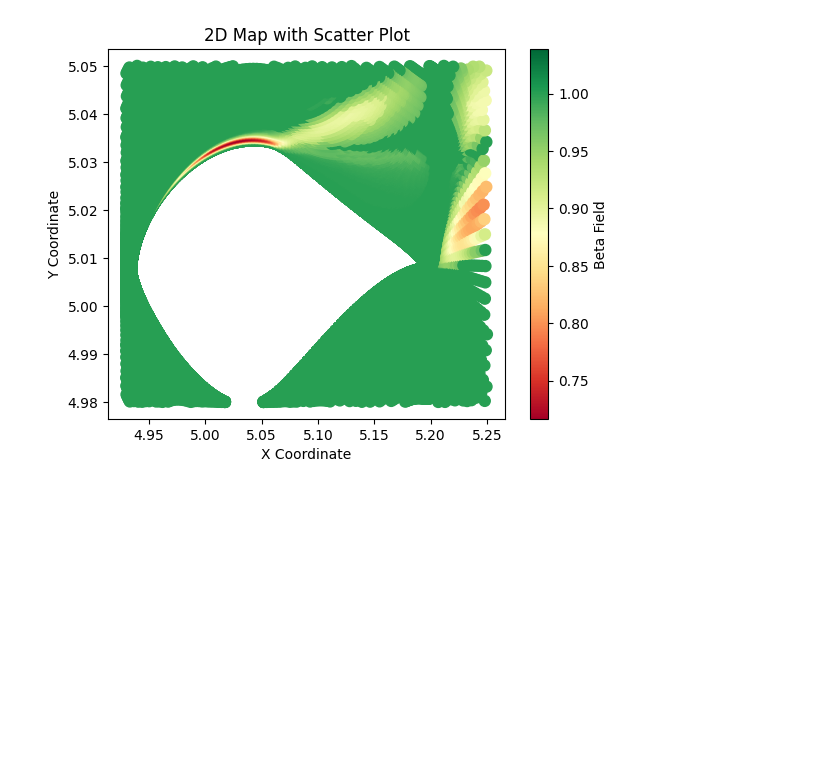
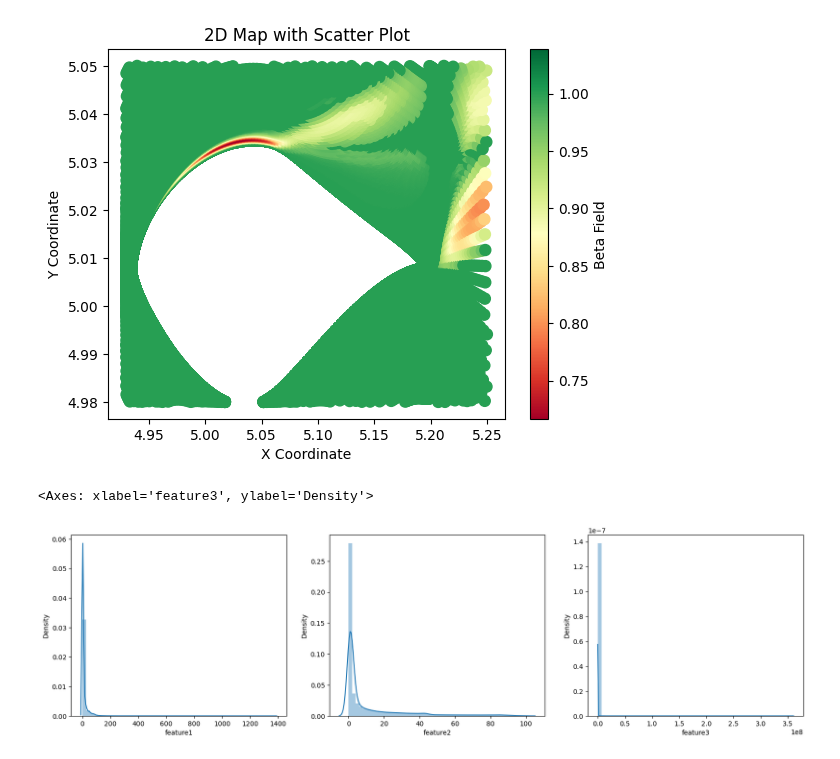
Before and after one commit to sudeepmenon17/PytorchforNN, a Jupyter notebook: AirfoilS809_SAmodel.ipynb, the cells around one changed output. Saved outputs shown, nothing was run; the diff lists cells and outputs as text; code cells hidden in the pictures; blank space fills up the shorter version.

```diff
--- a/AirfoilS809_SAmodel.ipynb
+++ b/AirfoilS809_SAmodel.ipynb
@@ -160,9 +160,11 @@ df = pd.concat(ff)
 
 
 # Data for beta>1.02 or beta<0.98
-df_filtered = df[(df['beta'] < 0.998) | (df['beta'] > 1.002)]
+# df_filtered = df[(df['beta'] < 0.998) | (df['beta'] > 1.002)  | (df['beta'] > 0.6)]
 
-# df_filtered = df[((df['x'] >=4.95) & (df['x'] <= 5.20) & (df['y'] >= 5.01) & (df['y'] <=5.03)) | df['beta'] <=0.5]
+# df_filtered = df[df['beta'] != 1.0]
+
+df_filtered = df
 # %% [output]
 [figure]
 [figure]
@@ -244,3 +246,33 @@ df_filtered = df[(df['beta'] < 0.998) | (df['beta'] > 1.002)]
 # plt.ylabel('Y Coordinate')
 # plt.title('feature6(Re = 2e6, alpha = 14.2)')
 # plt.show()
+# %%
+import seaborn as sns
+import matplotlib.pyplot as plt
+import warnings
+warnings.filterwarnings('ignore')
+
+
+
+
+# Preprocess Features
+df1 = df_filtered.drop(['x','y','beta'],axis=1)
+df2 = df_filtered.drop(['x','y','feature1','feature2','feature3','feature4','feature5','feature6'],axis=1)
+
+
+
+## Features with a few outliers and very large range are --> 3,4 and 5
+df1 = df1[df1['feature2'] < 100]
+# df1 = df1[df1['feature3'] < 100.0]
+# df1 = df1[(df1['feature5'] > 0) & (df1['feature5'] < 60000.0)]
+
+plt.figure(figsize=(20,5))
+plt.subplot(1,3,1)
+sns.distplot(df1['feature1'])
+plt.subplot(1,3,2)
+sns.distplot(df1['feature2'])
+plt.subplot(1,3,3)
+sns.distplot(df1['feature3'])
+# %% [output]
+<Axes: xlabel='feature3', ylabel='Density'>
+[figure, added]
```
Also changed, not shown: parts of 7 cells of this notebook.
